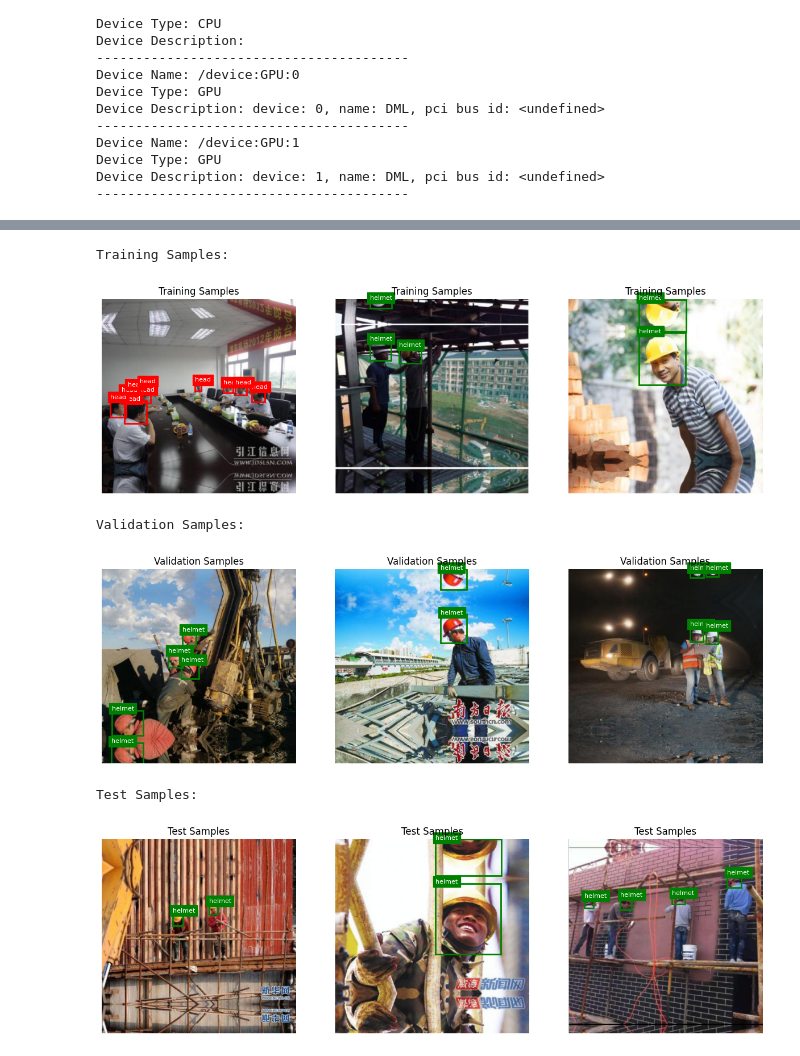
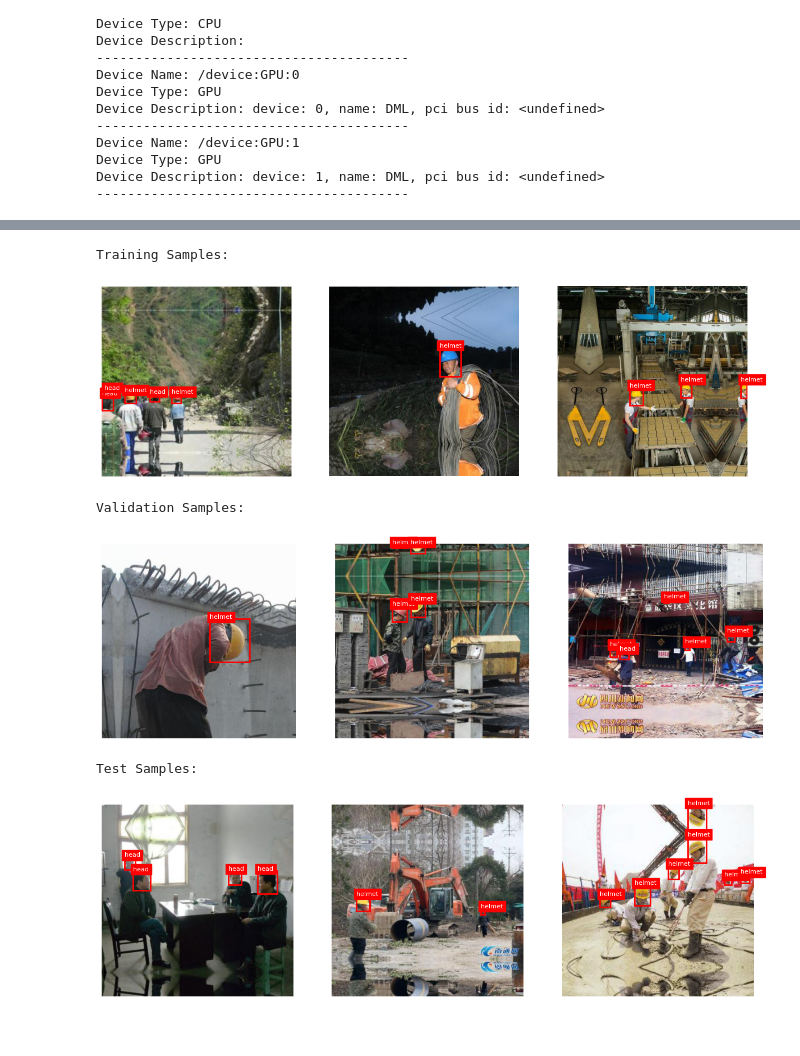
Before and after one commit to giraydorukyurt7/Safety-Helmet-Object-Detection, a Jupyter notebook: Faster_RCNN2.ipynb, the cells around one changed output, grey strips where cells are left out. Cells and saved outputs as stored; diff of their text form; code cells hidden in the pictures; blank space fills up the shorter version.

Commit message:
Safety Helmet Detection R-CNN 1.11

```diff
--- a/Faster_RCNN2.ipynb
+++ b/Faster_RCNN2.ipynb
@@ -114,46 +100,37 @@ Test samples: 750
 # %%
 # %% 2-) Data Visualization
-def visualize_dataset(samples, title):
+def plot_samples(data, num_samples=3):
     plt.figure(figsize=(15, 10))
-    for i, sample in enumerate(samples[:3], 1):
-        image = cv2.cvtColor(cv2.imread(sample['image_path']), cv2.COLOR_BGR2RGB)
+    for idx, sample in enumerate(data[:num_samples]):
+        image = cv2.imread(sample['image_path'])
+        image = cv2.cvtColor(image, cv2.COLOR_BGR2RGB)
 
-        plt.subplot(1, 3, i)
+        plt.subplot(1, num_samples, idx+1)
         plt.imshow(image)
         ax = plt.gca()
 
         for obj in sample['objects']:
-            color = 'green' if obj['class'] == 'helmet' else 'red'
-            rect = plt.Rectangle(
-                (obj['xmin'], obj['ymin']),
-                obj['xmax'] - obj['xmin'],
-                obj['ymax'] - obj['ymin'],
-                fill=False,
-                edgecolor=color,
-                linewidth=2
+            box = [obj['xmin'], obj['ymin'], obj['xmax'], obj['ymax']]
+            rect = patches.Rectangle(
+                (box[0], box[1]), box[2]-box[0], box[3]-box[1],
+                linewidth=2, edgecolor='r', facecolor='none'
             )
             ax.add_patch(rect)
-            plt.text(
-                obj['xmin'], obj['ymin'],
-                obj['class'],
-                color='white',
-                backgroundcolor=color,
-                fontsize=8
-            )
+            plt.text(box[0], box[1], obj['name'],
+                     color='white', backgroundcolor='red', fontsize=8)
         plt.axis('off')
-        plt.title(title)
     plt.show()
 
 print("Training Samples:")
-visualize_dataset(train_data, "Training Samples")
+plot_samples(train_data)
 print("\nValidation Samples:")
-visualize_dataset(val_data, "Validation Samples")
+plot_samples(val_data)
 print("\nTest Samples:")
-visualize_dataset(test_data, "Test Samples")
+plot_samples(test_data)
 # %% [output]
 Training Samples:
-[figure, old version]
+[figure, new version]
 Validation Samples:
-[figure, old version]
+[figure, new version]
 Test Samples:
-[figure, old version]
+[figure, new version]
```
Also changed, not shown: parts of 8 cells of this notebook, 2 other files.
